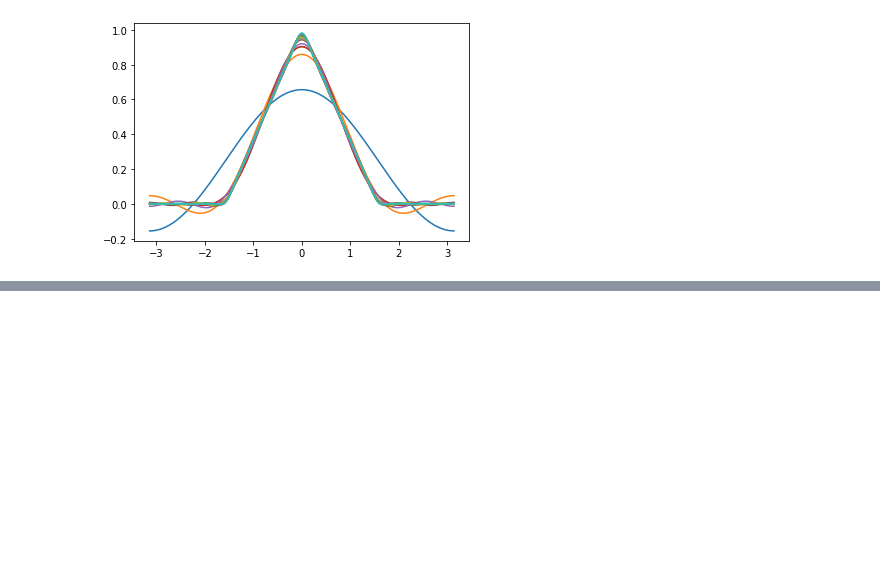
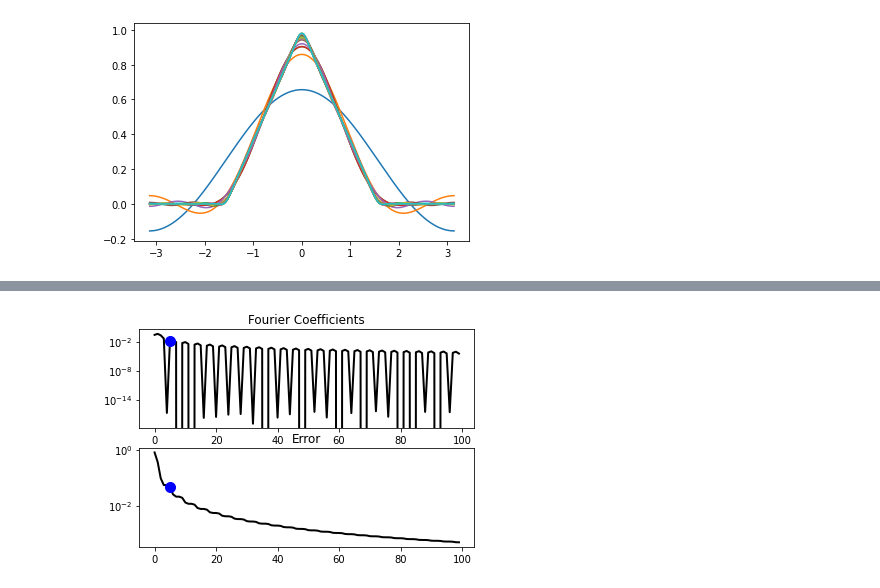
Before and after one commit to stochasticallyconverging/datadrivenengineering, a Jupyter notebook: FourierWavelet.ipynb, the cells around one changed output, grey strips where cells are left out. Drawn from its saved outputs; the diff is of its cells as text; code cells hidden in the pictures; blank space fills up the shorter version.

```diff
--- a/FourierWavelet.ipynb
+++ b/FourierWavelet.ipynb
@@ -113,0 +129,35 @@ SyntaxError: invalid syntax (1062418843.py, line 1)
+# %%
+# Plot amplitudes
+
+fFS = (A0/2) * np.ones_like(f)
+kmax = 100
+A = np.zeros(kmax)
+B = np.zeros(kmax)
+ERR = np.zeros(kmax)
+
+A[0] = A0/2
+ERR[0] = np.linalg.norm(f-fFS)/np.linalg.norm(f)
+
+for k in range(1,kmax):
+    A[k] = np.sum(f*np.cos(np.pi*k*x/L)) * dx
+    B[k] = np.sum(f*np.sin(np.pi*k*x/L)) * dx
+    fFS = fFS + A[k] * np.cos(k*np.pi*x/L) + B[k] * np.sin(k*np.pi*x/L)
+    ERR[k] = np.linalg.norm(f-fFS)/np.linalg.norm(f)
+
+thresh = np.median(ERR) * np.sqrt(kmax) * (4/np.sqrt(3))
+r = np.max(np.where(ERR > thresh))
+
+fig, axs = plt.subplots(2,1)
+axs[0].semilogy(np.arange(kmax),A,color='k',linewidth=2)
+axs[0].semilogy(r,A[r],'o',color='b',markersize=10)
+plt.sca(axs[0])
+plt.title("Fourier Coefficients")
+
+axs[1].semilogy(np.arange(kmax),ERR,color='k',linewidth=2)
+axs[1].semilogy(r,ERR[r],'o',color='b',markersize=10)
+plt.sca(axs[1])
+plt.title("Error")
+
+plt.show()
+# %% [output]
+[figure, added]
```
Also changed, not shown: parts of 7 cells of this notebook.
